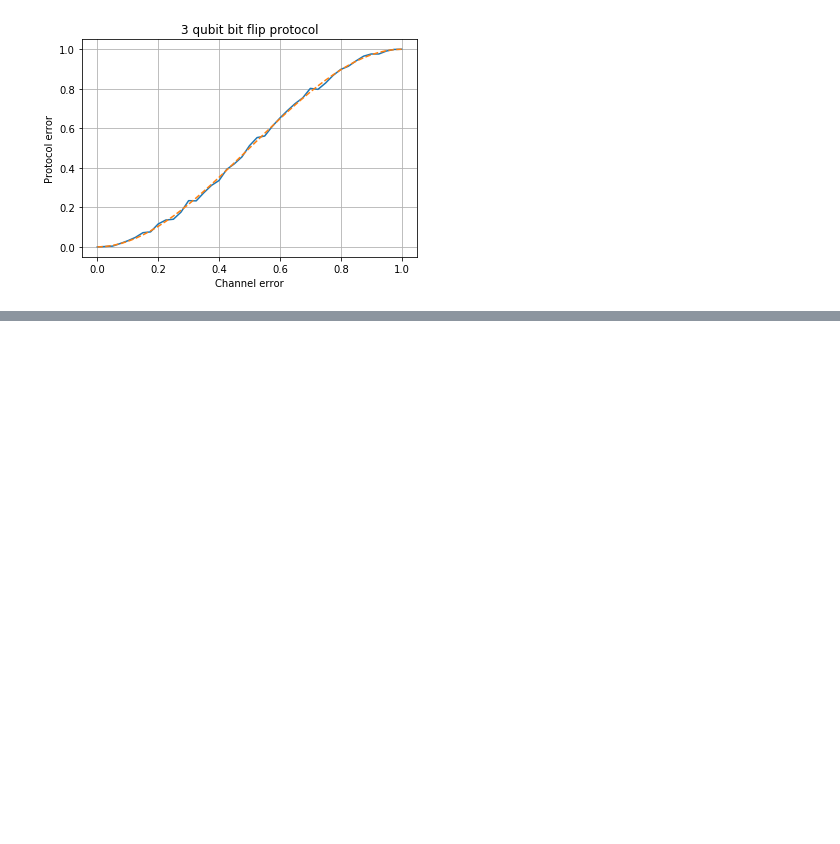
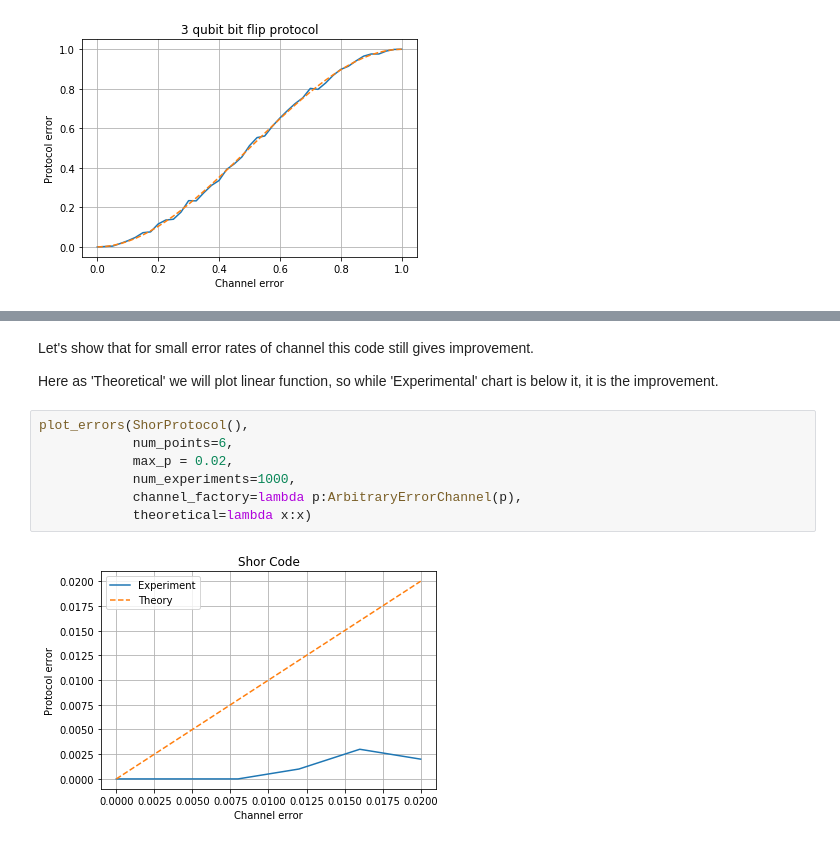
Before and after one commit to fedimser/quant_comp, a Jupyter notebook: Quantum error correction with Cirq.ipynb, the cells around one changed output, grey strips where cells are left out. Drawn from its saved outputs; the diff is of its cells as text; blank space fills up the shorter version.

```diff
--- a/Quantum error correction with Cirq.ipynb
+++ b/Quantum error correction with Cirq.ipynb
@@ -282,0 +403,13 @@ q_init: ───│ 0.978+0.j    -0.21 +0.j   │───@───@───X
+# %% [markdown]
+Let's show that for small error rates of channel this code still gives improvement.
+
+Here as 'Theoretical' we will plot linear function, so while 'Experimental' chart is below it, it is the improvement.
+# %%
+plot_errors(ShorProtocol(),
+            num_points=6,
+            max_p = 0.02,
+            num_experiments=1000,
+            channel_factory=lambda p:ArbitraryErrorChannel(p),
+            theoretical=lambda x:x)
+# %% [output]
+[figure, added]
```
Also changed, not shown: parts of 23 cells of this notebook.
